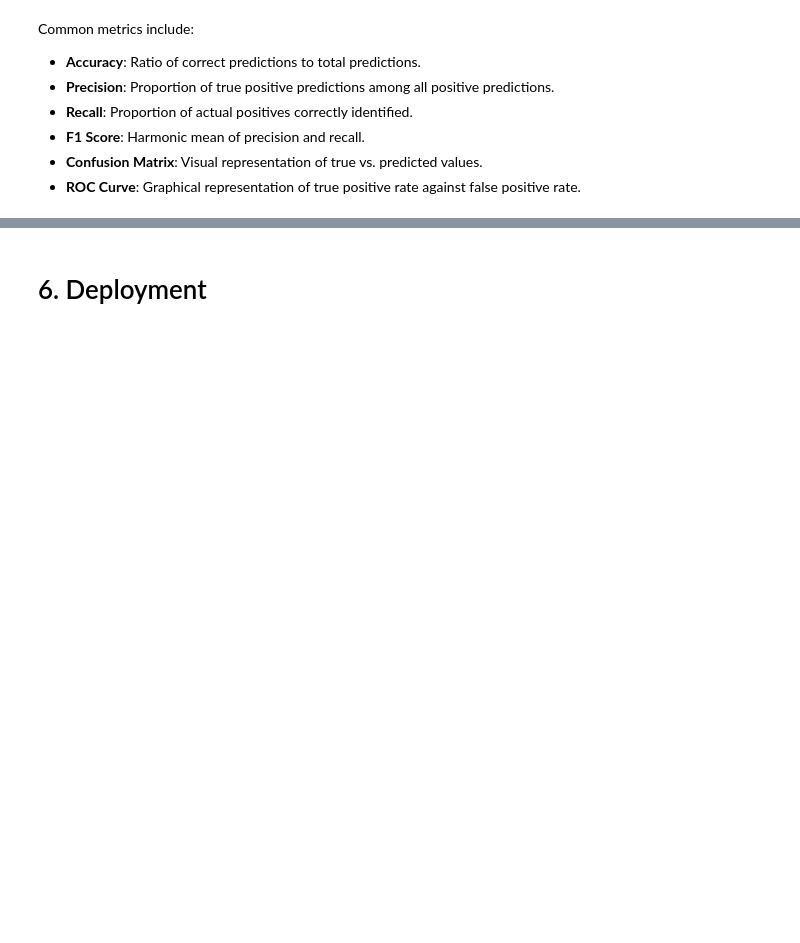
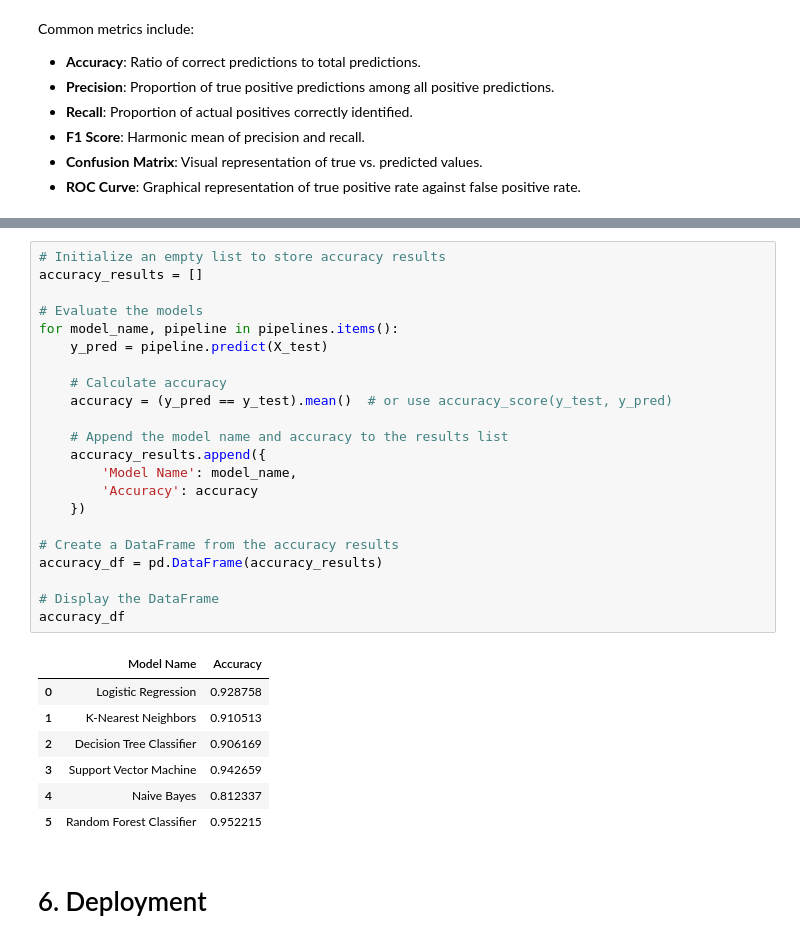
Before and after one commit to hansdarmawann/spambase-lgbm, a Jupyter notebook: spb_hd.ipynb, the cells around one changed output, grey strips where cells are left out. Drawn from its saved outputs; the diff is of its cells as text; blank space fills up the shorter version.

```diff
--- a/spb_hd.ipynb
+++ b/spb_hd.ipynb
@@ -507,3 +512,33 @@ Common metrics include:
+# %%
+# Initialize an empty list to store accuracy results
+accuracy_results = []
+
+# Evaluate the models
+for model_name, pipeline in pipelines.items():
+    y_pred = pipeline.predict(X_test)
+
+    # Calculate accuracy
+    accuracy = (y_pred == y_test).mean()  # or use accuracy_score(y_test, y_pred)
+
+    # Append the model name and accuracy to the results list
+    accuracy_results.append({
+        'Model Name': model_name,
+        'Accuracy': accuracy
+    })
+
+# Create a DataFrame from the accuracy results
+accuracy_df = pd.DataFrame(accuracy_results)
+
+# Display the DataFrame
+accuracy_df
+# %% [output]
+|  | Model Name | Accuracy |
+| 0 | Logistic Regression | 0.928758 |
+| 1 | K-Nearest Neighbors | 0.910513 |
+| 2 | Decision Tree Classifier | 0.906169 |
+| 3 | Support Vector Machine | 0.942659 |
+| 4 | Naive Bayes | 0.812337 |
+| 5 | Random Forest Classifier | 0.952215 |
 # %% [markdown]
 # 6. Deployment
 # %% [markdown]
```
Also changed, not shown: parts of 6 cells of this notebook.
